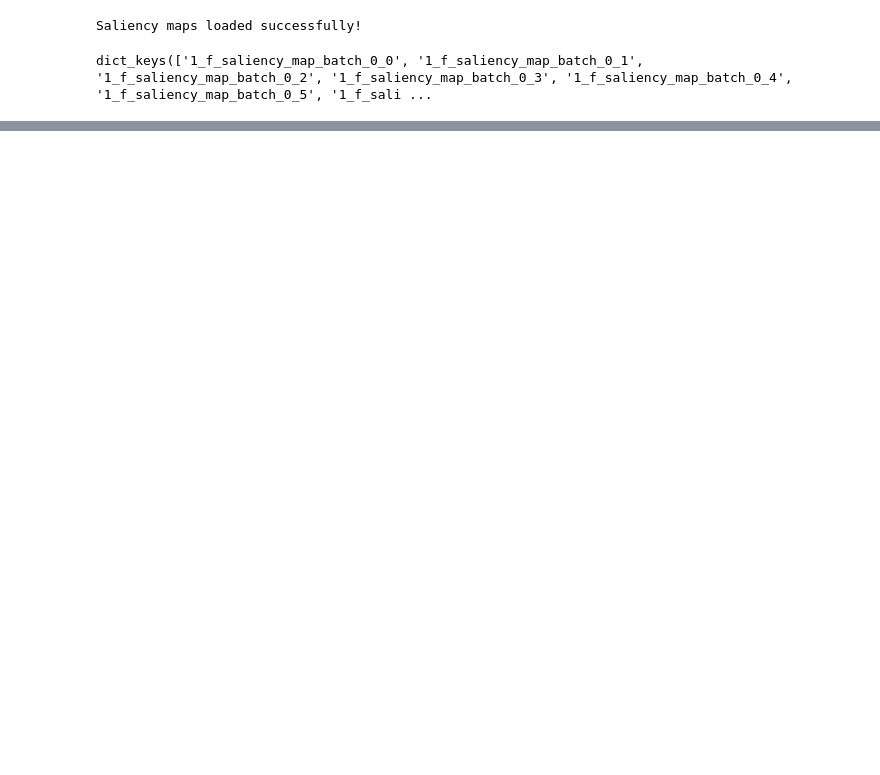
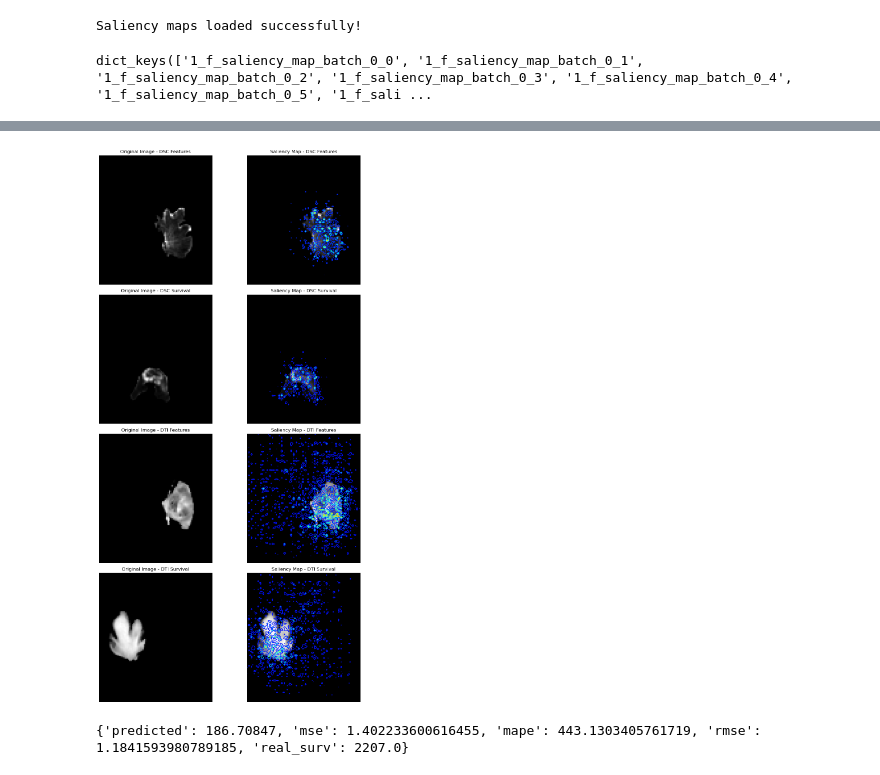
Before and after one commit to yyexela/EE577_Project, a Jupyter notebook: notebooks/feature_analysis.ipynb, the cells around one changed output, grey strips where cells are left out. Drawn from its saved outputs; the diff is of its cells as text; code cells hidden in the pictures; blank space fills up the shorter version.

```diff
--- a/notebooks/feature_analysis.ipynb
+++ b/notebooks/feature_analysis.ipynb
@@ -309,9 +309,9 @@ def extract_images_for_batch(saliency_maps, original_images, batch_pattern='batc
 
     return extracted_images
 # %%
-batch_pattern = 'batch_0_10'  # Modify this to match the batch you want to plot
+batch_pattern = 'batch_3_1'  # Modify this to match the batch you want to plot
 extracted_images = extract_images_for_batch(saliency_maps, saliency_maps, batch_pattern)
-extracted_images=extracted_images[0:1]
+extracted_images=extracted_images
 # %%
 len(extracted_images)
 # %% [output]
@@ -319,41 +319,39 @@ len(extracted_images)
 # %%
 import matplotlib.pyplot as plt
 
 # Create a figure with the appropriate number of subplots
 num_plots = len(extracted_images)
-fig, axes = plt.subplots(num_plots, 2, figsize=(12, 5 * num_plots))  # Two columns: saliency map and original image
+fig, axes = plt.subplots(num_plots, 2, figsize=(12, 5 * num_plots))  # Two columns: original image and saliency map
 
 # Ensure axes is always iterable, even when num_plots == 1
 if num_plots == 1:
     axes = [axes]  # Convert to list if there's only one plot
 
 # Plot each saliency map and the corresponding original image in the subplots
 for i, data in enumerate(extracted_images):
     saliency_map = data['saliency_map']
     original_image = data['original_image']
 
-    ax_saliency = axes[i][0]  # Saliency map subplot
-    ax_image = axes[i][1]     # Original image subplot
+    ax_image = axes[i][0]     # Left column: Original image
+    ax_saliency = axes[i][1]  # Right column: Superimposed saliency map
 
-    # Plot contours for the saliency map
-    ax_saliency.contour(saliency_map, levels=5, cmap='jet')  # Contours on saliency map
+    # Plot the original image (unaltered) on the left column
+    ax_image.imshow(original_image, cmap='gray', interpolation='nearest')
+    ax_image.set_title(f'Original Image - {data["model_name"]} {data["label_name"]}')
+    ax_image.axis('off')  # Hide axes
+
+    # Plot the saliency map contours superimposed on the original image on the right column
+    ax_saliency.imshow(original_image, cmap='gray', interpolation='nearest')  # Display original image
+    ax_saliency.contour(saliency_map, levels=6, cmap='jet')  # Superimpose contours on original image
     ax_saliency.set_title(f'Saliency Map - {data["model_name"]} {data["label_name"]}')
     ax_saliency.axis('off')  # Hide axes
 
     # Add outline to the saliency plot (border around the saliency map)
     ax_saliency.patch.set_edgecolor('black')  # Set the edge color to black
     ax_saliency.patch.set_linewidth(2)
 
-    # Plot the original image without contours
-    # If the original image is 3D, select a slice
-    if len(original_image.shape) == 3:  # If it's 3D (e.g., (1, 74, 98, 86))
-        ax_image.imshow(original_image[0, :, :, original_image.shape[3] // 2], cmap='gray', interpolation='nearest')  # Middle slice along depth
-    elif len(original_image.shape) == 2:  # If it's 2D (e.g., height, width)
-        ax_image.imshow(original_image, cmap='gray', interpolation='nearest')
-
-    ax_image.set_title(f'Original Image - {data["model_name"]} {data["label_name"]}')
-    ax_image.axis('off')  # Hide axes
-
 # Adjust layout and show the plot
 plt.tight_layout()
 plt.show()
+# %% [output]
+[figure, added]
@@ -359,0 +361,7 @@ plt.show()
+# %%
+first_model_metrics = all_metrics['s_1_DSC']  # Metrics for DSC model with 'f' features
+
+# Print the first sample's metrics (just an example)
+print(first_model_metrics[0])
+# %% [output]
+{'predicted': 186.70847, 'mse': 1.402233600616455, 'mape': 443.1303405761719, 'rmse': 1.1841593980789185, 'real_surv': 2207.0}
```
Also changed, not shown: parts of 6 cells of this notebook, 1 other file.
